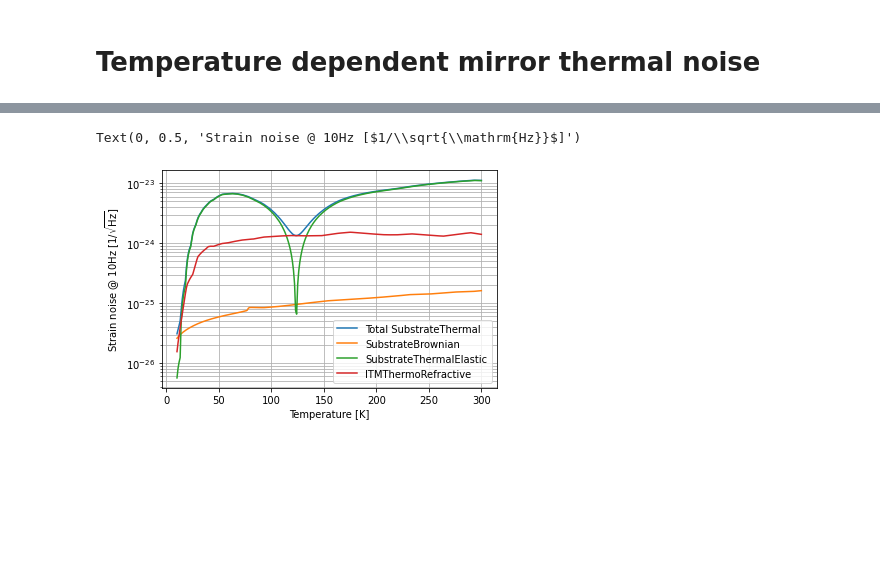
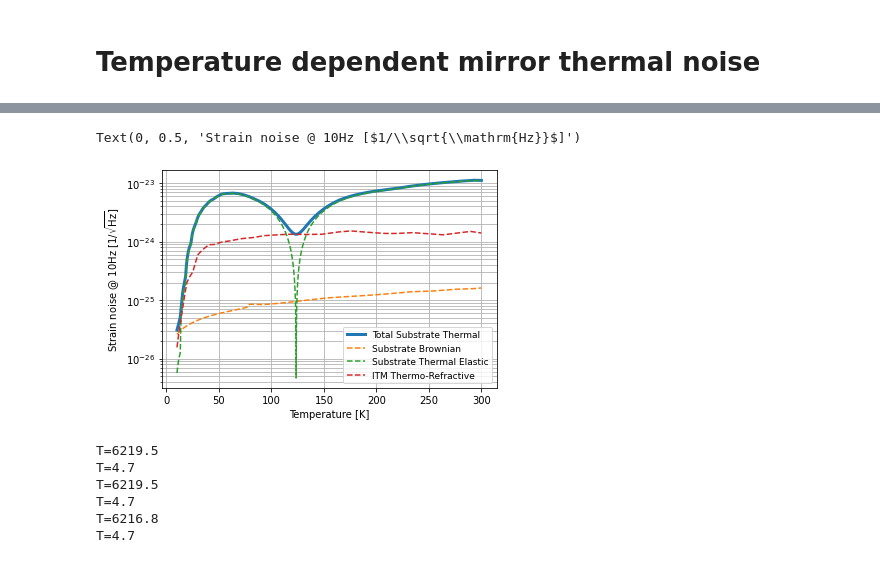
Before and after one commit to janosch314/GWINC_ET, a Jupyter notebook: MirrorThermal@T.ipynb, the cells around one changed output, grey strips where cells are left out. Cells and saved outputs as stored; diff of their text form; code cells hidden in the pictures; blank space fills up the shorter version.

```diff
--- a/MirrorThermal@T.ipynb
+++ b/MirrorThermal@T.ipynb
@@ -7,7 +7,7 @@ import MaterialParas
 import matplotlib.pyplot as plt
 %matplotlib inline
 # %%
-T=np.linspace(10,300,291)
+T=np.linspace(10,300,2091)
 freq=np.zeros(1)
 freq[0]=10
 ETSubstractThermal=np.zeros(len(T))
@@ -31,14 +49,44 @@ for i in range(len(T)):
 # %%
-fig=plt.figure(figsize=(6,4))
+fig=plt.figure()
 ax=fig.add_subplot(111)
-ax.semilogy(T,np.sqrt(ETSubstractThermal),label='Total SubstrateThermal')
-ax.semilogy(T,np.sqrt( ETSubstrateBrownian),label='SubstrateBrownian')
-ax.semilogy(T,np.sqrt(ETSubThermalElastic),label='SubstrateThermalElastic')
-ax.semilogy(T,np.sqrt(ETITMThermoRefractive),label='ITMThermoRefractive')
-ax.legend()
+ax.semilogy(T,np.sqrt(ETSubstractThermal),lw=3,label='Total Substrate Thermal')
+ax.semilogy(T,np.sqrt( ETSubstrateBrownian),'--',label='Substrate Brownian')
+ax.semilogy(T,np.sqrt(ETSubThermalElastic),'--',label='Substrate Thermal Elastic')
+ax.semilogy(T,np.sqrt(ETITMThermoRefractive),'--',label='ITM Thermo-Refractive')
+ax.legend(fontsize=9)
 ax.grid(True, which='both')
 ax.set_xlabel('Temperature [K]')
 ax.set_ylabel('Strain noise @ 10Hz [$1/\sqrt{\mathrm{Hz}}$]')
 # %% [output]
 Text(0, 0.5, 'Strain noise @ 10Hz [$1/\\sqrt{\\mathrm{Hz}}$]')
-[figure, old version]
+[figure, new version]
+# %%
+budgetLF18 = gwinc.load_budget('ETLF')
+budgetLF18.ifo.Materials.Substrate.Temp=18
+budgetLF18.ifo.Materials.Substrate.c2=MaterialParas.Si_loss(18)/14e3 # The data is measured at 14kHz
+budgetLF18.ifo.Materials.Substrate.MassAlpha=MaterialParas.Si_thermalexpension(18)
+budgetLF18.ifo.Materials.Substrate.MassCM= MaterialParas.Si_specheat(18)
+budgetLF18.ifo.Materials.Substrate.MassKappa=MaterialParas.Si_thermcond(18)
+budgetLF18.ifo.Materials.Substrate.RefractiveIndex=MaterialParas.Si_RefractiveIndex(18)
+budgetLF18.ifo.Materials.Substrate.dndT=MaterialParas.Si_thermoptic(18)
+tracesLF18 = budgetLF18.run()
+
+budgetLF20 = gwinc.load_budget('ETLF')
+budgetLF20.ifo.Materials.Substrate.Temp=20
+budgetLF20.ifo.Materials.Substrate.c2=MaterialParas.Si_loss(20)/14e3 # The data is measured at 14kHz
+budgetLF20.ifo.Materials.Substrate.MassAlpha=MaterialParas.Si_thermalexpension(20)
+budgetLF20.ifo.Materials.Substrate.MassCM= MaterialParas.Si_specheat(20)
+budgetLF20.ifo.Materials.Substrate.MassKappa=MaterialParas.Si_thermcond(20)
+budgetLF20.ifo.Materials.Substrate.RefractiveIndex=MaterialParas.Si_RefractiveIndex(20)
+budgetLF20.ifo.Materials.Substrate.dndT=MaterialParas.Si_thermoptic(20)
+tracesLF20 = budgetLF20.run()
+
+budgetET = gwinc.load_budget('ET')
+tracesET = budgetET.run()
+# %% [output]
+T=6219.5
+T=4.7
+T=6219.5
+T=4.7
+T=6216.8
+T=4.7
```
Also changed, not shown: parts of 2 cells of this notebook, 13 other files.
